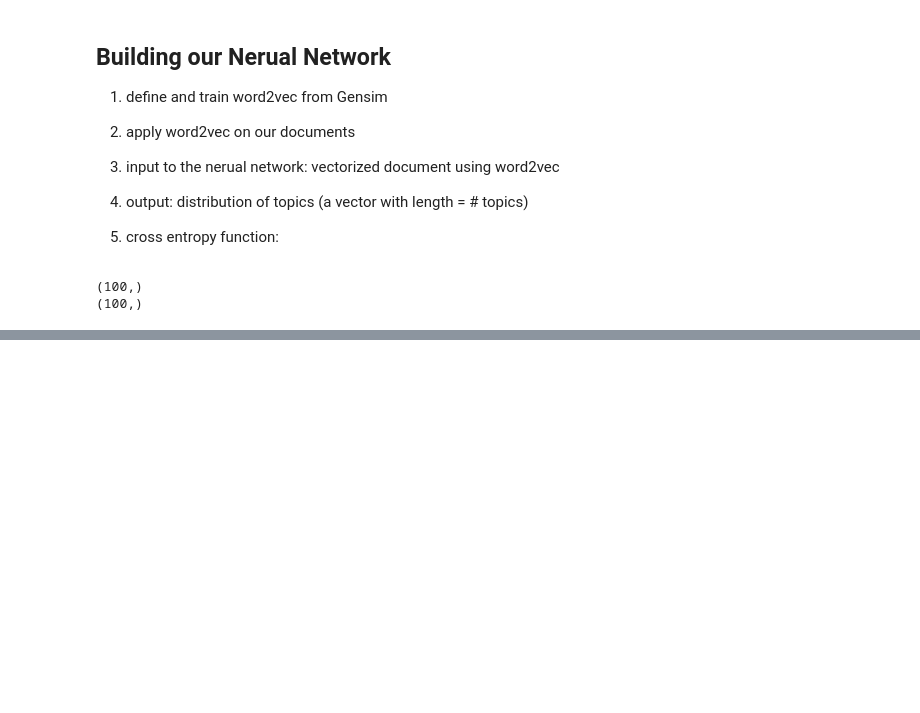
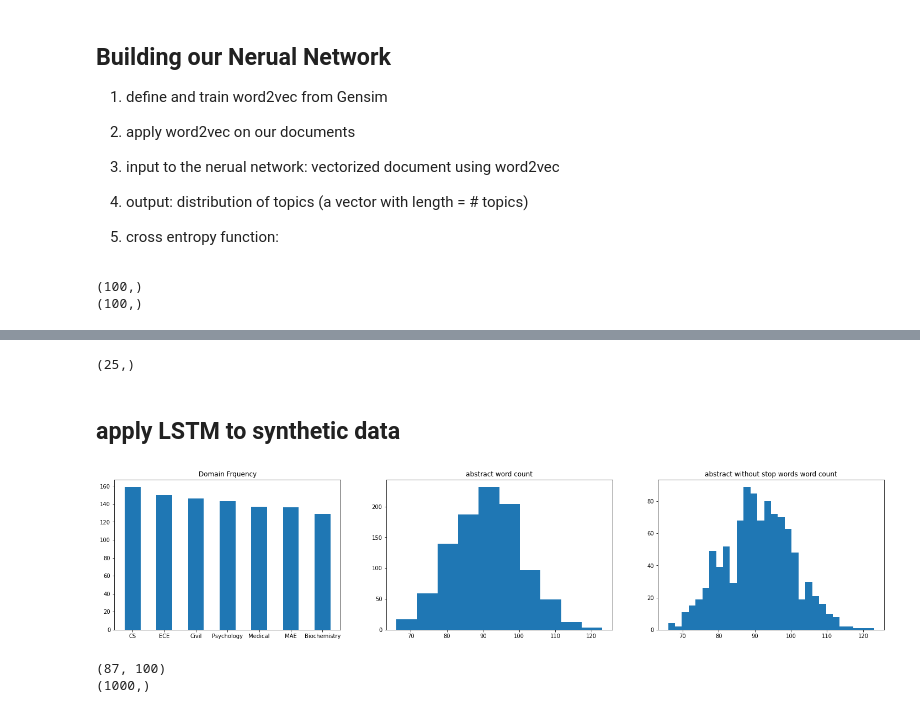
Before and after one commit to clarissaache/DocumentClassifier, a Jupyter notebook: lstmClassifier.ipynb, the cells around one changed output, grey strips where cells are left out. Cells and saved outputs as stored; diff of their text form; code cells hidden in the pictures; blank space fills up the shorter version.

```diff
--- a/lstmClassifier.ipynb
+++ b/lstmClassifier.ipynb
@@ -309,0 +357,25 @@ ValueError: expected sequence of length 66 at dim 1 (got 164)
+# %%
+np.shape(Y_test)
+# %% [output]
+(25,)
+# %% [markdown]
+## apply LSTM to synthetic data
+# %%
+# load and vectorize synthetic data with glove
+mock_data = pd.read_csv("mockdata.csv", engine='python')
+topic2num = {"CS": 0, "Civil":1, "MAE":2, "ECE":3, "Psychology":4, "Biochemistry":5,"Medical":6}
+mock_data['Domain_No'] = mock_data.Domain.map(topic2num)
+mock_data.head()
+
+abstract_lemmatized, df= tokenize_prepare(mock_data)
+n_document = 1000
+n_topics = 7
+mockX = applyGlove_corpus(abstract_lemmatized,n_document,n_topics)
+# split into training and testing data
+mockY = np.array(df_paper.Domain_No[:n_document])
+mockX_train, mockX_test, mockY_train, mockY_test = train_test_split(mockX, mockY,test_size=0.25,)
+print(np.shape(mockY))
+# %% [output]
+[figure, added]
+(87, 100)
+(1000,)
```
Also changed, not shown: parts of 14 cells of this notebook.
